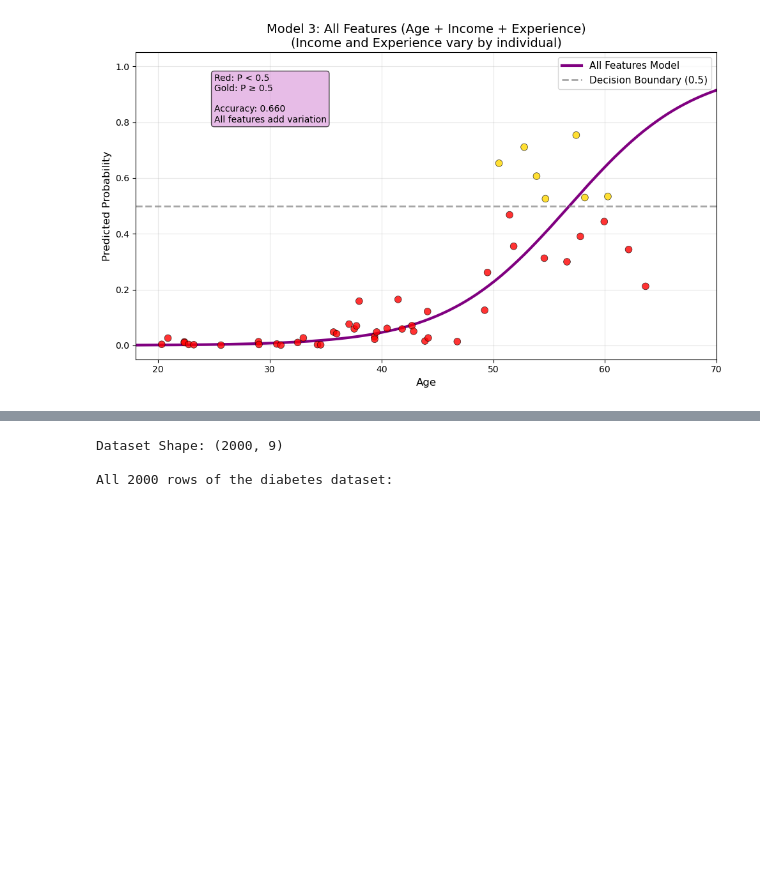
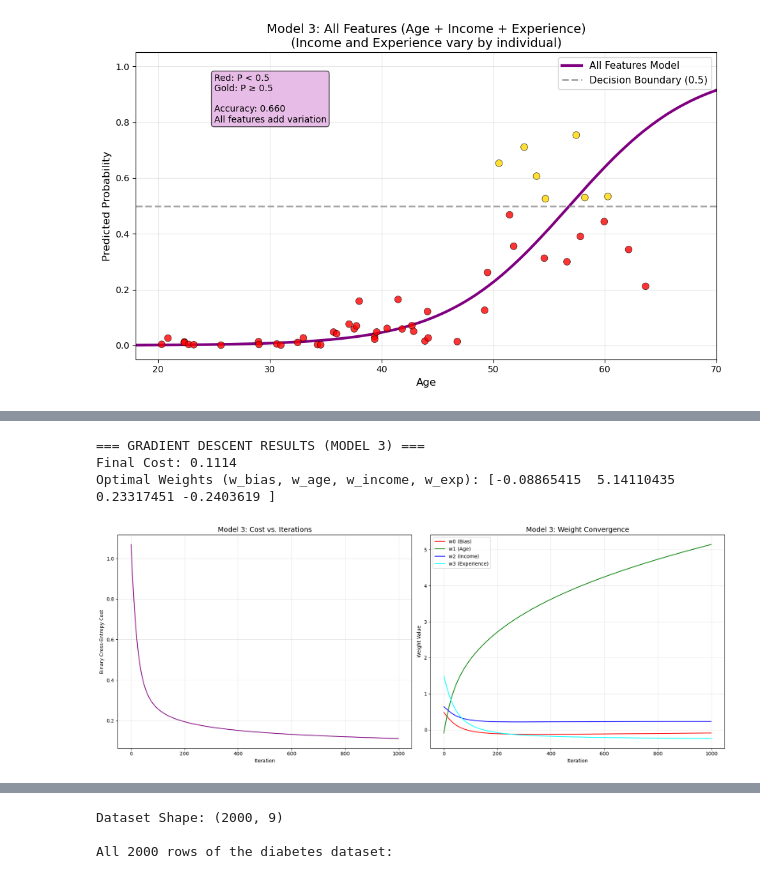
Before and after one commit to jonathanwong03/CS103-Project---G2T2, a Jupyter notebook: ipynb/LogisticRegression.ipynb, the cells around one changed output, grey strips where cells are left out. Saved outputs shown, nothing was run; the diff lists cells and outputs as text; code cells hidden in the pictures; blank space fills up the shorter version.

```diff
--- a/ipynb/LogisticRegression.ipynb
+++ b/ipynb/LogisticRegression.ipynb
@@ -722 +978,67 @@ plt.show()
+# %%
+# Visualize Gradient Descent for Model 3 (All Features)
+
+# Prepare data: Standardize all three features
+scaler_m3 = StandardScaler()
+X_model3_scaled = scaler_m3.fit_transform(df[['Age', 'Income', 'Experience']])
+
+# Add bias term
+X_b_m3 = np.c_[np.ones((len(X_model3_scaled), 1)), X_model3_scaled]
+y_m3 = df[['Purchased (y)']].values
+
+# --- Gradient Descent Implementation ---
+learning_rate_m3 = 0.1
+n_iterations_m3 = 1000
+
+# Initialize weights
+np.random.seed(42)
+w_m3_gd = np.random.randn(4, 1)
+
+# Store history
+w_history_m3 = []
+cost_history_m3 = []
+
+for iteration in range(n_iterations_m3):
+    y_pred = sigmoid(X_b_m3 @ w_m3_gd)
+    gradient = 1/len(y_m3) * X_b_m3.T @ (y_pred - y_m3)
+    w_m3_gd = w_m3_gd - learning_rate_m3 * gradient
+
+    cost = calculate_cost(X_b_m3, y_m3, w_m3_gd)
+    w_history_m3.append(w_m3_gd.flatten())
+    cost_history_m3.append(cost)
+
+w_history_m3 = np.array(w_history_m3)
+
+print("=== GRADIENT DESCENT RESULTS (MODEL 3) ===")
+print(f"Final Cost: {cost_history_m3[-1]:.4f}")
+print(f"Optimal Weights (w_bias, w_age, w_income, w_exp): {w_m3_gd.flatten()}")
+
+# --- Visualization ---
+fig, (ax1, ax2) = plt.subplots(1, 2, figsize=(18, 7))
+
+# 1. Cost vs. Iterations
+ax1.plot(range(n_iterations_m3), cost_history_m3, color='purple')
+ax1.set_title('Model 3: Cost vs. Iterations', fontsize=14)
+ax1.set_xlabel('Iteration')
+ax1.set_ylabel('Binary Cross-Entropy Cost')
+ax1.grid(True, alpha=0.3)
+
+# 2. Weight Convergence
+ax2.plot(w_history_m3[:, 0], label='w0 (Bias)', color='red')
+ax2.plot(w_history_m3[:, 1], label='w1 (Age)', color='green')
+ax2.plot(w_history_m3[:, 2], label='w2 (Income)', color='blue')
+ax2.plot(w_history_m3[:, 3], label='w3 (Experience)', color='cyan')
+ax2.set_title('Model 3: Weight Convergence', fontsize=14)
+ax2.set_xlabel('Iteration')
+ax2.set_ylabel('Weight Value')
+ax2.legend()
+ax2.grid(True, alpha=0.3)
+
+plt.tight_layout()
+plt.show()
+# %% [output]
+=== GRADIENT DESCENT RESULTS (MODEL 3) ===
+Final Cost: 0.1114
+Optimal Weights (w_bias, w_age, w_income, w_exp): [-0.08865415  5.14110435  0.23317451 -0.2403619 ]
+[figure, added]
 # %%
```
Also changed, not shown: parts of 38 cells of this notebook.
